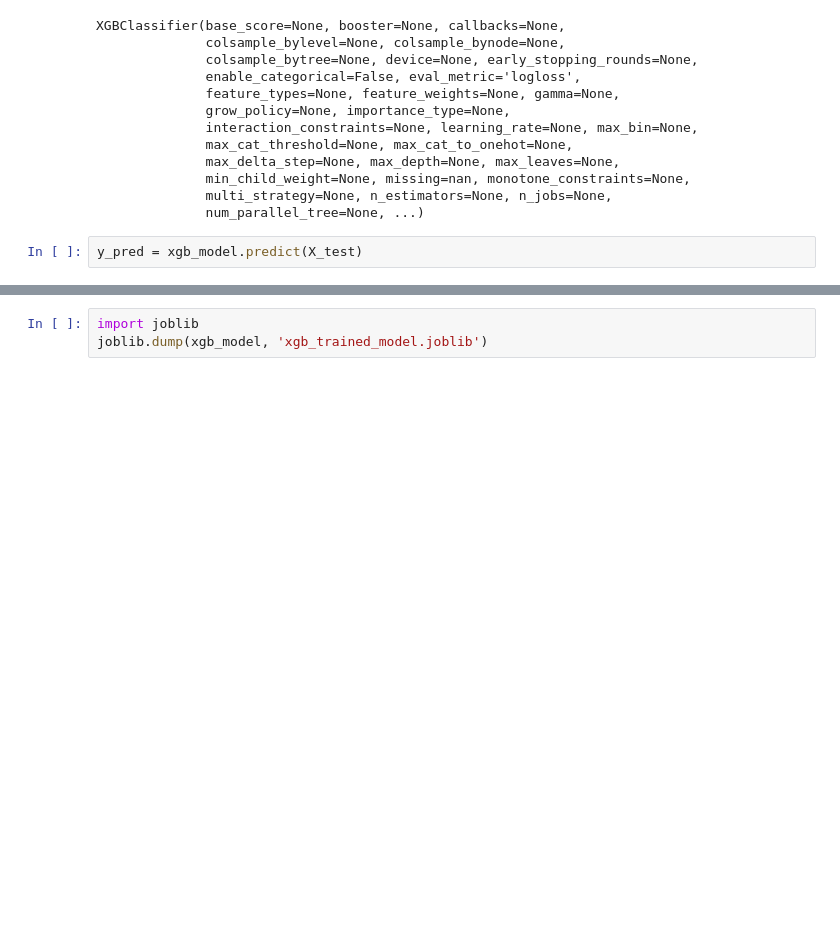
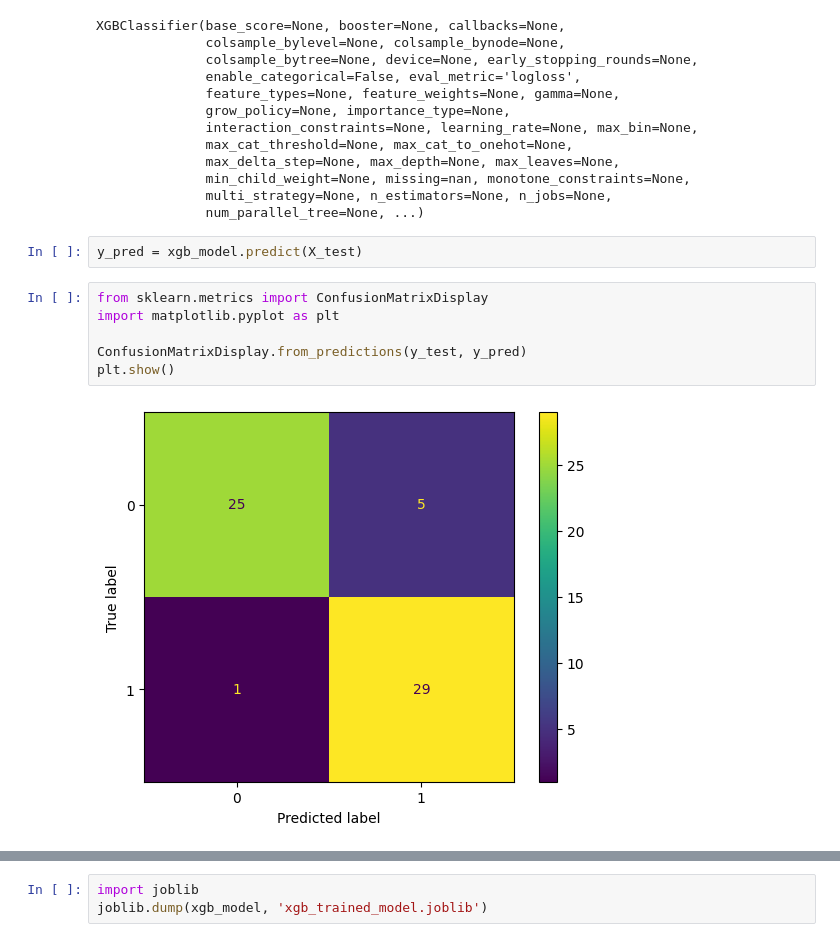
Before and after one commit to Mwale09/Alzheimer-s-Disease-Risk-Monitor, a Jupyter notebook: backend/training data/xgboost.ipynb, the cells around one changed output, grey strips where cells are left out. Cells and saved outputs as stored; diff of their text form; blank space fills up the shorter version.

```diff
--- a/backend/training data/xgboost.ipynb
+++ b/backend/training data/xgboost.ipynb
@@ -76,3 +78,11 @@ XGBClassifier(base_score=None, booster=None, callbacks=None,
               num_parallel_tree=None, ...)
 # %%
 y_pred = xgb_model.predict(X_test)
+# %%
+from sklearn.metrics import ConfusionMatrixDisplay
+import matplotlib.pyplot as plt
+
+ConfusionMatrixDisplay.from_predictions(y_test, y_pred)
+plt.show()
+# %% [output]
+[figure, added]
```
Also changed, not shown: parts of 6 cells of this notebook, 4 other files.
